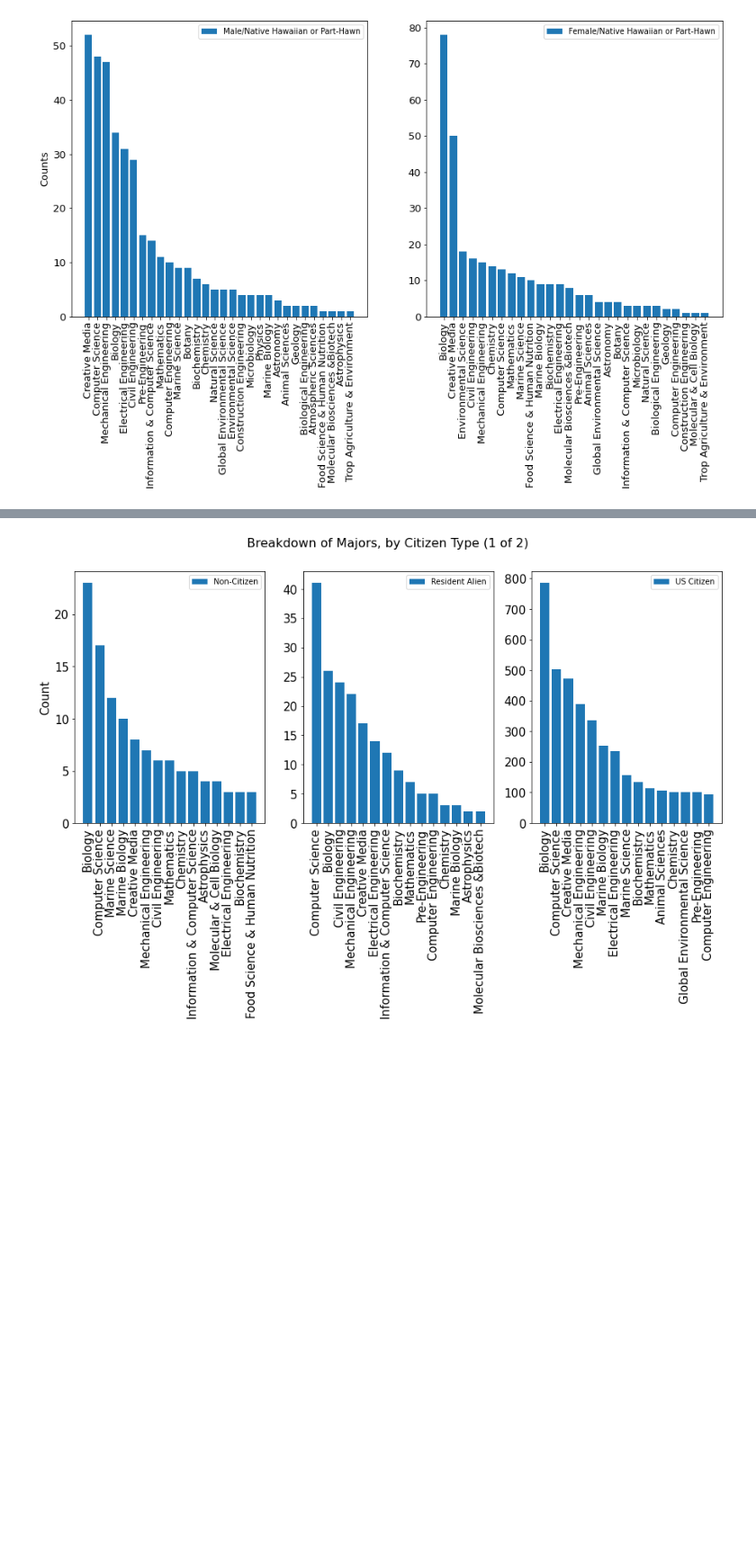
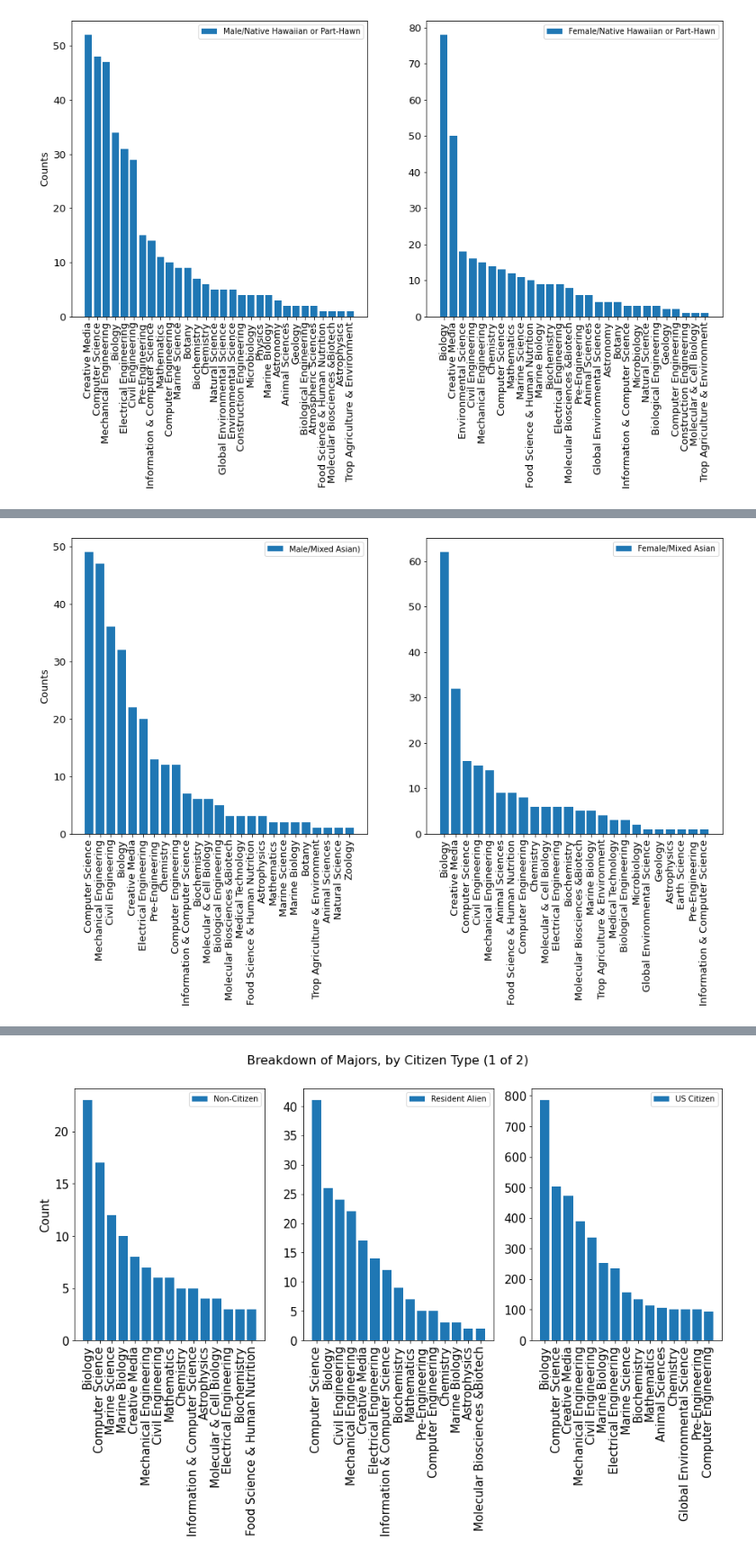
Before and after one commit to grantaguinaldo/uhmc, a Jupyter notebook: uhmc-data.ipynb, the cells around one changed output, grey strips where cells are left out. Shown: that part at 90% size. Drawn from its saved outputs; the diff is of its cells as text; code cells hidden in the pictures; blank space fills up the shorter version.

```diff
--- a/uhmc-data.ipynb
+++ b/uhmc-data.ipynb
@@ -234,0 +279,26 @@ plt.show()
+# %%
+df1 = df[(df['GENDER'] == 'M') &
+         (df['ETHNICITY_DESC']== 'Mixed Asian')].groupby('MAJOR_DESC_IRO',
+                                                                          as_index=False).count().sort_values(by='IRO_INSTITUTION',
+                                                                                                              ascending=False)
+
+df2 = df[(df['GENDER'] == 'F') &
+         (df['ETHNICITY_DESC']== 'Mixed Asian')].groupby('MAJOR_DESC_IRO',
+                                                                          as_index=False).count().sort_values(by='IRO_INSTITUTION',
+                                                                                                              ascending=False)
+plt.figure(figsize=(15, 7))
+plt.subplot(1, 2, 1)
+plt.bar(df1['MAJOR_DESC_IRO'], df1['IRO_INSTITUTION'], label='Male/Mixed Asian)')
+plt.xticks(rotation=90, fontsize=13)
+plt.ylabel('Counts', fontsize=13)
+plt.yticks(fontsize=13)
+plt.legend()
+
+plt.subplot(1, 2, 2)
+plt.bar(df2['MAJOR_DESC_IRO'], df2['IRO_INSTITUTION'], label='Female/Mixed Asian')
+plt.xticks(rotation=90, fontsize=13)
+plt.yticks(fontsize=13)
+plt.legend()
+plt.show()
+# %% [output]
+[figure, added]
```
Also changed, not shown: parts of 4 cells of this notebook.
